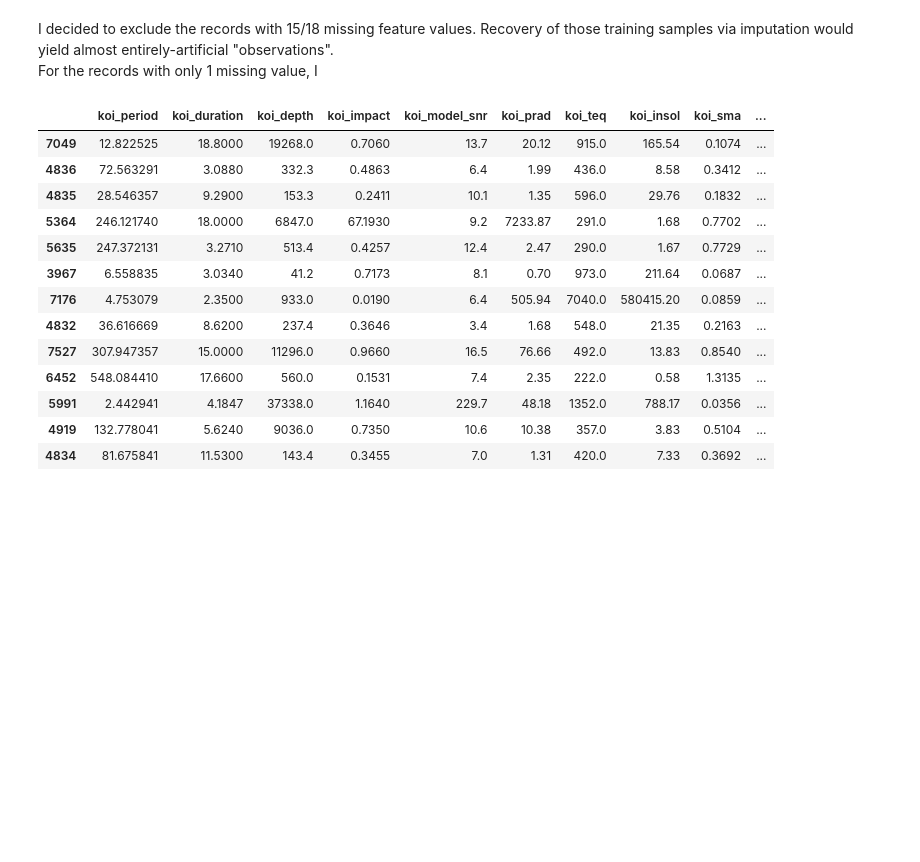
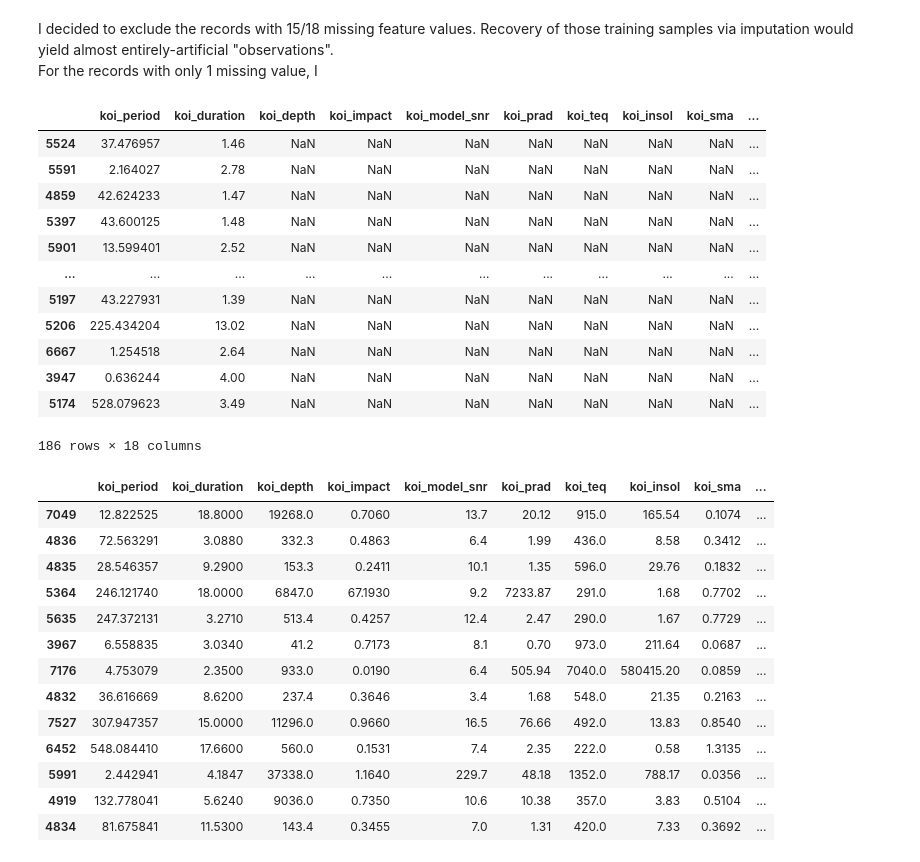
Before and after one commit to jbowen102/CS598_PSL_Project_1, a Jupyter notebook: Project1_dev.ipynb, the cells around one changed output. Saved outputs shown, nothing was run; the diff lists cells and outputs as text; code cells hidden in the pictures; blank space fills up the shorter version.

```diff
--- a/Project1_dev.ipynb
+++ b/Project1_dev.ipynb
@@ -238,6 +235,22 @@ plt.tight_layout()
 # %% [markdown]
 I decided to exclude the records with 15/18 missing feature values. Recovery of those training samples via imputation would yield almost entirely-artificial "observations".
 For the records with only 1 missing value, I
+# %%
+X_train[(X_train.isna().sum(axis=1) > 5)]
+# %% [output]
+|  | koi_period | koi_duration | koi_depth | koi_impact | koi_model_snr | koi_prad | koi_teq | koi_insol | koi_sma | ... |
+| 5524 | 37.476957 | 1.46 | NaN | NaN | NaN | NaN | NaN | NaN | NaN | ... |
+| 5591 | 2.164027 | 2.78 | NaN | NaN | NaN | NaN | NaN | NaN | NaN | ... |
+| 4859 | 42.624233 | 1.47 | NaN | NaN | NaN | NaN | NaN | NaN | NaN | ... |
+| 5397 | 43.600125 | 1.48 | NaN | NaN | NaN | NaN | NaN | NaN | NaN | ... |
+| 5901 | 13.599401 | 2.52 | NaN | NaN | NaN | NaN | NaN | NaN | NaN | ... |
+| ... | ... | ... | ... | ... | ... | ... | ... | ... | ... | ... |
+| 5197 | 43.227931 | 1.39 | NaN | NaN | NaN | NaN | NaN | NaN | NaN | ... |
+| 5206 | 225.434204 | 13.02 | NaN | NaN | NaN | NaN | NaN | NaN | NaN | ... |
+| 6667 | 1.254518 | 2.64 | NaN | NaN | NaN | NaN | NaN | NaN | NaN | ... |
+| 3947 | 0.636244 | 4.00 | NaN | NaN | NaN | NaN | NaN | NaN | NaN | ... |
+| 5174 | 528.079623 | 3.49 | NaN | NaN | NaN | NaN | NaN | NaN | NaN | ... |
+186 rows × 18 columns
 # %%
 # rows with a reasonable number of missing values
 missing_rows = X_train[X_train.isna().any(axis=1) & (X_train.isna().sum(axis=1) < 5)]; missing_rows
```
Also changed, not shown: parts of 17 cells of this notebook.
